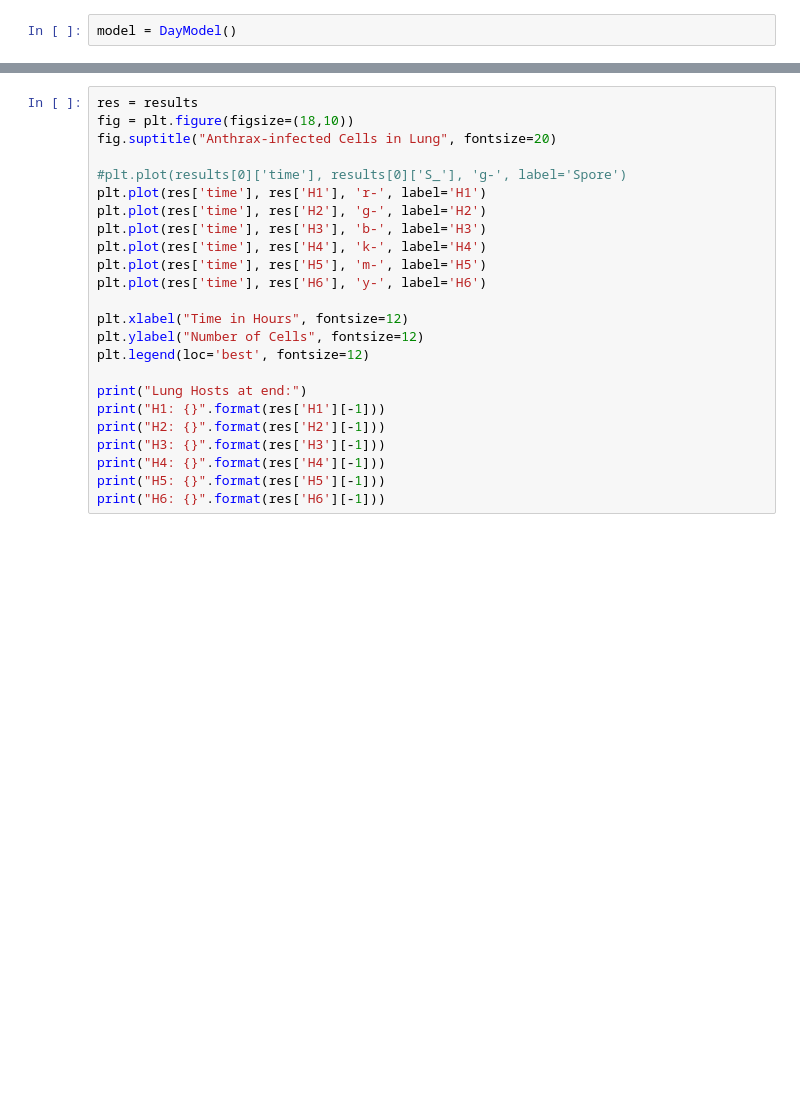
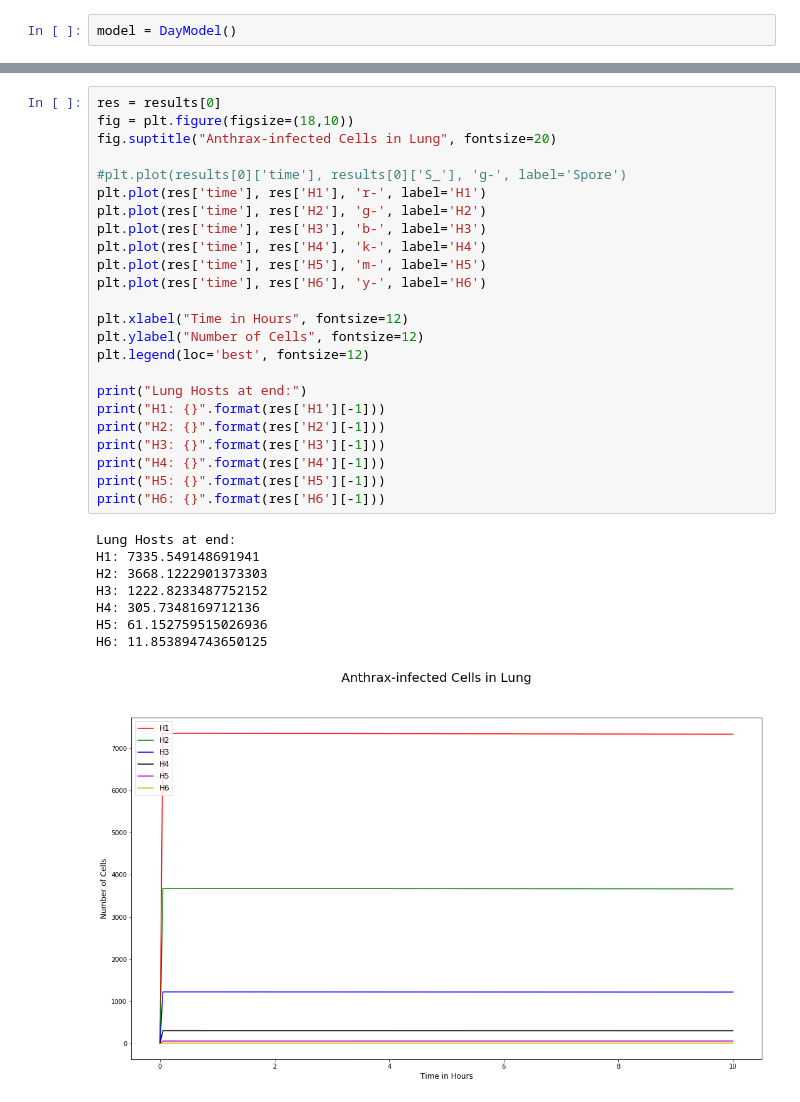
Before and after one commit to technodivergent/Bacillus_Anthracis_Simulation, a Jupyter notebook: Lung Submodel.ipynb, the cells around one changed output, grey strips where cells are left out. Saved outputs shown, nothing was run; the diff lists cells and outputs as text; blank space fills up the shorter version.

```diff
--- a/Lung Submodel.ipynb
+++ b/Lung Submodel.ipynb
@@ -156,27 +162,36 @@ plt.legend(loc='best', fontsize=12)
 # %%
-res = results
+res = results[0]
 fig = plt.figure(figsize=(18,10))
 fig.suptitle("Anthrax-infected Cells in Lung", fontsize=20)
 
 #plt.plot(results[0]['time'], results[0]['S_'], 'g-', label='Spore')
 plt.plot(res['time'], res['H1'], 'r-', label='H1')
 plt.plot(res['time'], res['H2'], 'g-', label='H2')
 plt.plot(res['time'], res['H3'], 'b-', label='H3')
 plt.plot(res['time'], res['H4'], 'k-', label='H4')
 plt.plot(res['time'], res['H5'], 'm-', label='H5')
 plt.plot(res['time'], res['H6'], 'y-', label='H6')
 
 plt.xlabel("Time in Hours", fontsize=12)
 plt.ylabel("Number of Cells", fontsize=12)
 plt.legend(loc='best', fontsize=12)
 
 print("Lung Hosts at end:")
 print("H1: {}".format(res['H1'][-1]))
 print("H2: {}".format(res['H2'][-1]))
 print("H3: {}".format(res['H3'][-1]))
 print("H4: {}".format(res['H4'][-1]))
 print("H5: {}".format(res['H5'][-1]))
 print("H6: {}".format(res['H6'][-1]))
+# %% [output]
+Lung Hosts at end:
+H1: 7335.549148691941
+H2: 3668.1222901373303
+H3: 1222.8233487752152
+H4: 305.7348169712136
+H5: 61.152759515026936
+H6: 11.853894743650125
+[figure, added]
 # %%
 fig = plt.figure(figsize=(18,10))
 fig.suptitle("Migration to TMLN", fontsize=20)
```
Also changed, not shown: parts of 5 cells of this notebook.
